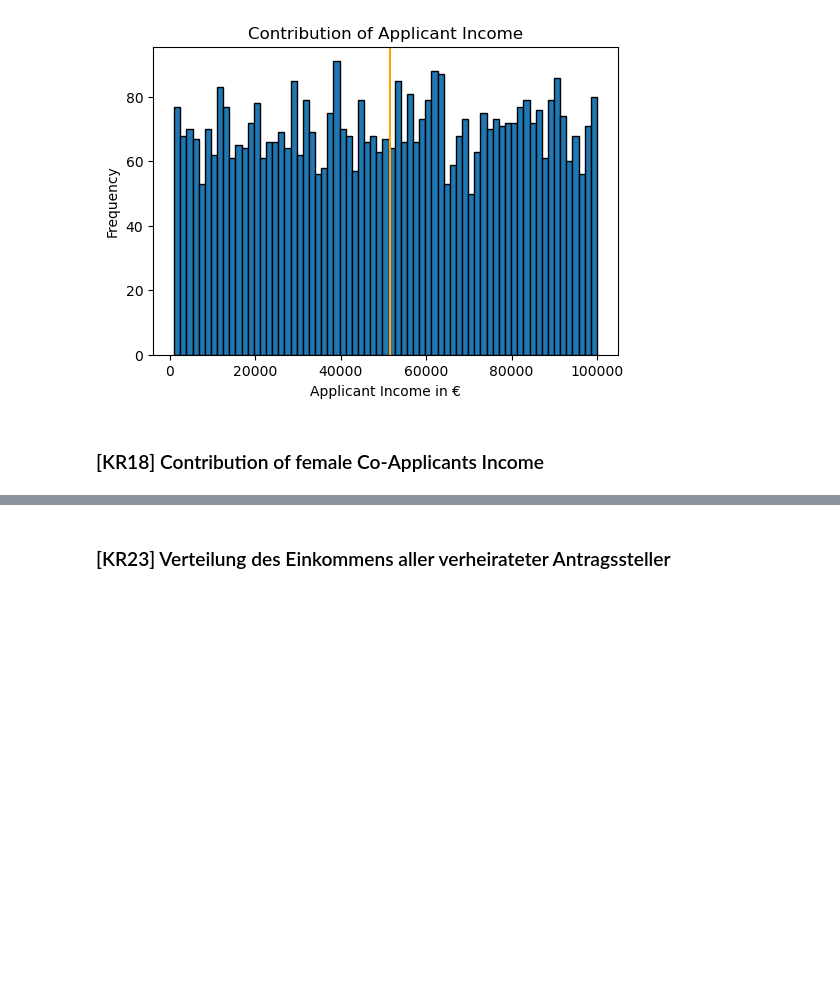
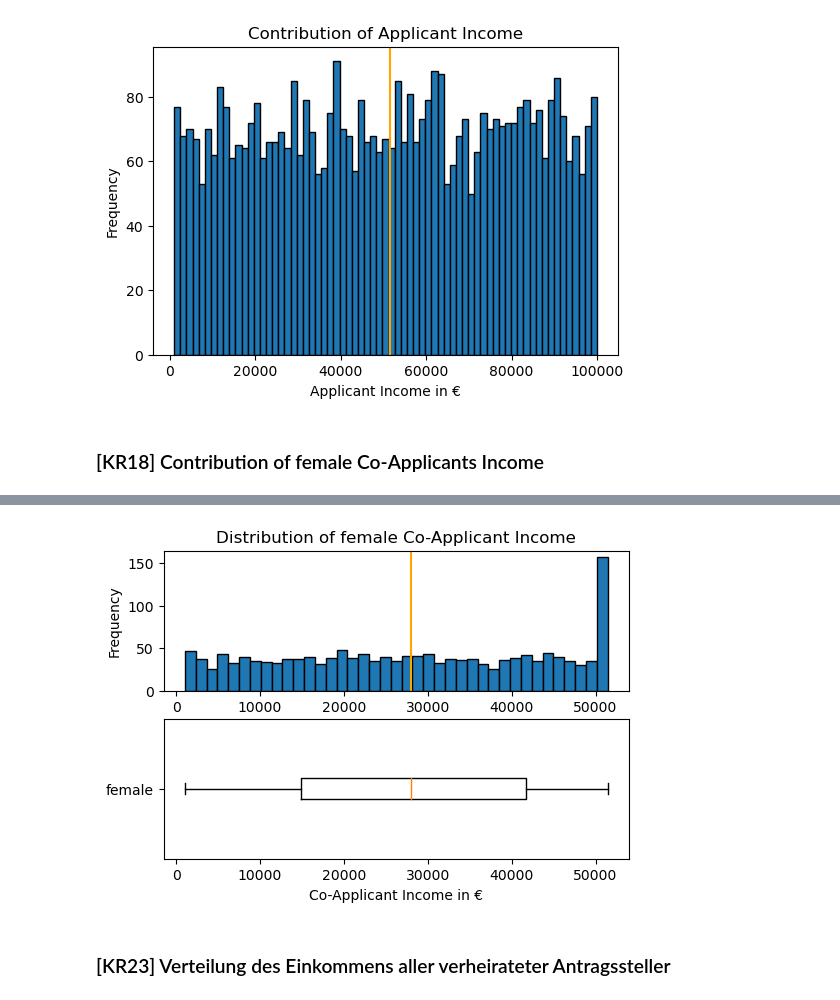
Before and after one commit to GoetzEli/Data-Visualisation-Kredit, a Jupyter notebook: combined_kredit.ipynb, the cells around one changed output, grey strips where cells are left out. Drawn from its saved outputs; the diff is of its cells as text; code cells hidden in the pictures; blank space fills up the shorter version.

```diff
--- a/combined_kredit.ipynb
+++ b/combined_kredit.ipynb
@@ -525,3 +526,7 @@ plt.show()
 [figure]
 # %% [markdown]
 ### [KR18] Contribution of female Co-Applicants Income
+# %%
+female = df[df['Gender']=='f']
+fCoApplicants = female['CoApplicant_Income']
+fCoApplicants
@@ -528,3 +546,21 @@ plt.show()
+# %%
+from tkinter import VERTICAL
+
+
+fig, ax = plt.subplots(2,1, figsize=(6,4))
+ax[0].hist(fCoApplicants, bins=int(math.sqrt(len(fCoApplicants))), density=False, edgecolor="black")
+ax[0].axvline(fCoApplicants.median(), color="orange")
+ax[0].set_title("Distribution of female Co-Applicant Income")
+ax[0].set_ylabel("Frequency")
+ax[0].set_xlabel("Co-Applicant Income in €")
+
+ax[1].boxplot(fCoApplicants, vert=False)
+ax[1].set_yticklabels(["female"])
+ax[1].set_xlabel("Co-Applicant Income in €")
+
+plt.show()
+# %% [output]
+[figure, added]
 # %% [markdown]
 ### [KR23] Verteilung des Einkommens aller verheirateter Antragssteller
 # %%
```
Also changed, not shown: parts of 5 cells of this notebook, 1 other file.
